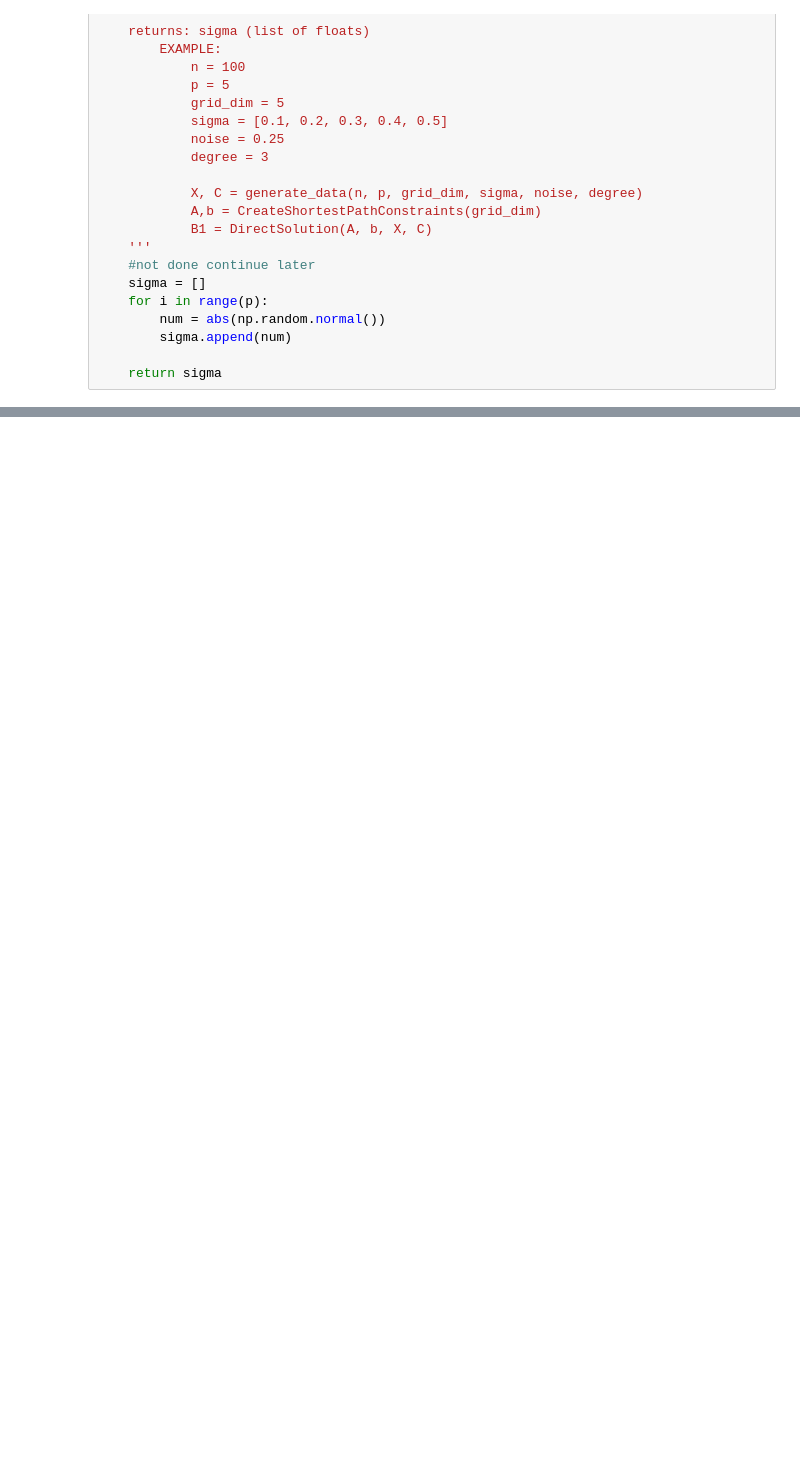
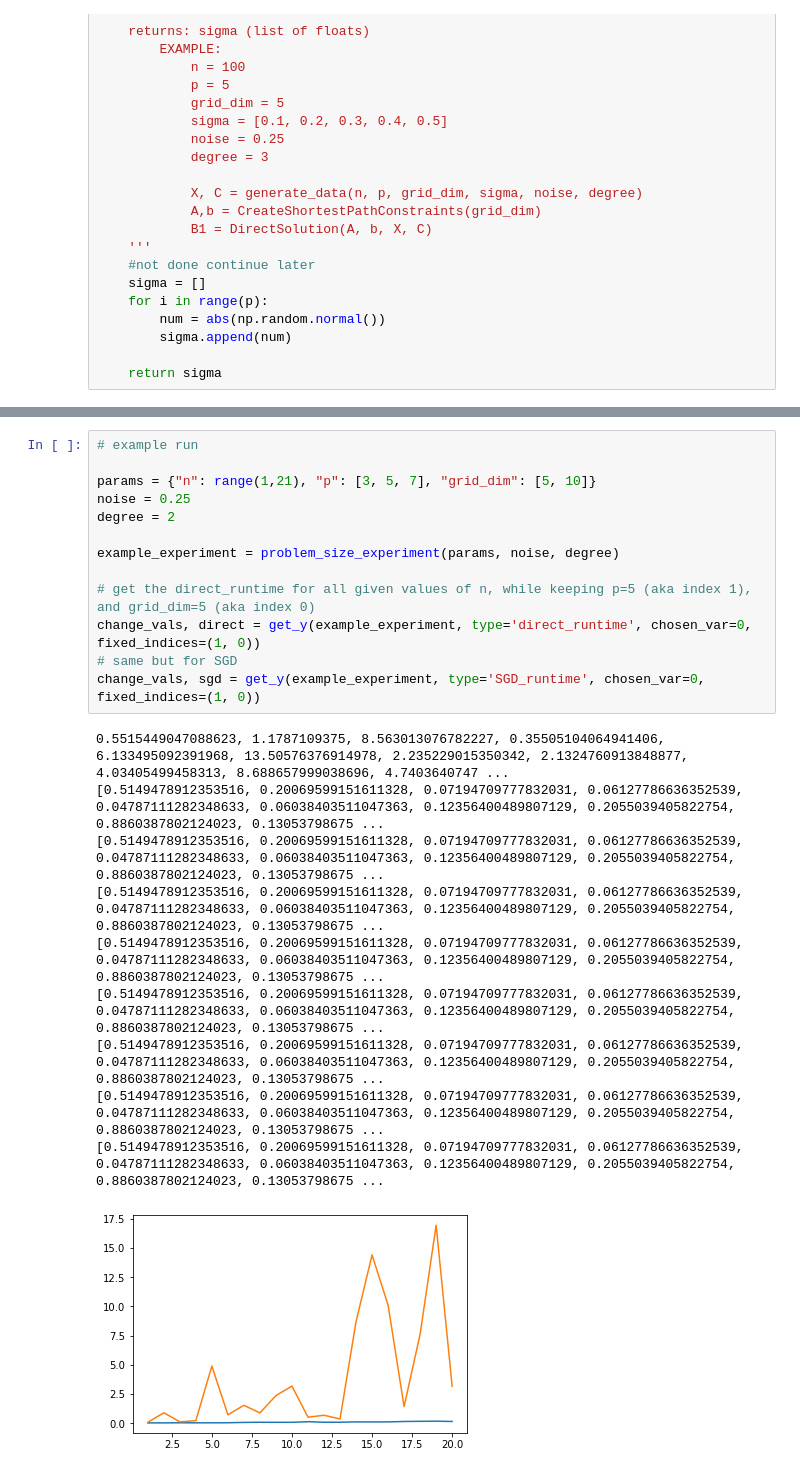
Before and after one commit to michaelzcjia/smart_predict_optimize, a Jupyter notebook: Experiments.ipynb, the cells around one changed output, grey strips where cells are left out. Cells and saved outputs as stored; diff of their text form; blank space fills up the shorter version.

Commit message:
plot functions based on chosen fixed variable

```diff
--- a/Experiments.ipynb
+++ b/Experiments.ipynb
@@ -158,0 +239,24 @@ Converged after 635 steps
+# %%
+# example run
+
+params = {"n": range(1,21), "p": [3, 5, 7], "grid_dim": [5, 10]}
+noise = 0.25
+degree = 2
+
+example_experiment = problem_size_experiment(params, noise, degree)
+
+# get the direct_runtime for all given values of n, while keeping p=5 (aka index 1), and grid_dim=5 (aka index 0)
+change_vals, direct = get_y(example_experiment, type='direct_runtime', chosen_var=0, fixed_indices=(1, 0))
+# same but for SGD
+change_vals, sgd = get_y(example_experiment, type='SGD_runtime', chosen_var=0, fixed_indices=(1, 0))
+# %% [output]
+0.5515449047088623, 1.1787109375, 8.563013076782227, 0.35505104064941406, 6.133495092391968, 13.50576376914978, 2.235229015350342, 2.1324760913848877, 4.03405499458313, 8.688657999038696, 4.7403640747 ...
+[0.5149478912353516, 0.20069599151611328, 0.07194709777832031, 0.06127786636352539, 0.04787111282348633, 0.06038403511047363, 0.12356400489807129, 0.2055039405822754, 0.8860387802124023, 0.13053798675 ...
+[0.5149478912353516, 0.20069599151611328, 0.07194709777832031, 0.06127786636352539, 0.04787111282348633, 0.06038403511047363, 0.12356400489807129, 0.2055039405822754, 0.8860387802124023, 0.13053798675 ...
+[0.5149478912353516, 0.20069599151611328, 0.07194709777832031, 0.06127786636352539, 0.04787111282348633, 0.06038403511047363, 0.12356400489807129, 0.2055039405822754, 0.8860387802124023, 0.13053798675 ...
+[0.5149478912353516, 0.20069599151611328, 0.07194709777832031, 0.06127786636352539, 0.04787111282348633, 0.06038403511047363, 0.12356400489807129, 0.2055039405822754, 0.8860387802124023, 0.13053798675 ...
+[0.5149478912353516, 0.20069599151611328, 0.07194709777832031, 0.06127786636352539, 0.04787111282348633, 0.06038403511047363, 0.12356400489807129, 0.2055039405822754, 0.8860387802124023, 0.13053798675 ...
+[0.5149478912353516, 0.20069599151611328, 0.07194709777832031, 0.06127786636352539, 0.04787111282348633, 0.06038403511047363, 0.12356400489807129, 0.2055039405822754, 0.8860387802124023, 0.13053798675 ...
+[0.5149478912353516, 0.20069599151611328, 0.07194709777832031, 0.06127786636352539, 0.04787111282348633, 0.06038403511047363, 0.12356400489807129, 0.2055039405822754, 0.8860387802124023, 0.13053798675 ...
+[0.5149478912353516, 0.20069599151611328, 0.07194709777832031, 0.06127786636352539, 0.04787111282348633, 0.06038403511047363, 0.12356400489807129, 0.2055039405822754, 0.8860387802124023, 0.13053798675 ...
+[figure, added]
```
Also changed, not shown: parts of 7 cells of this notebook.
